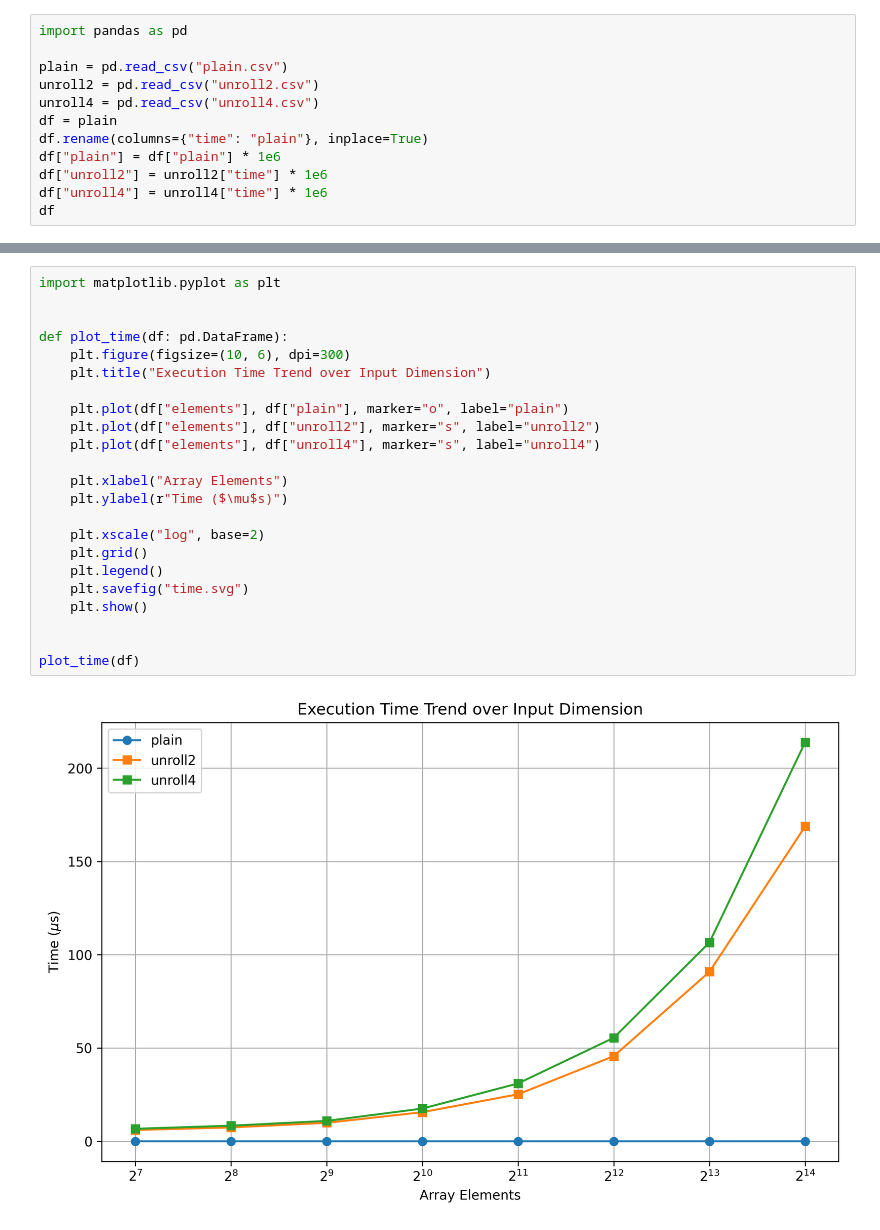
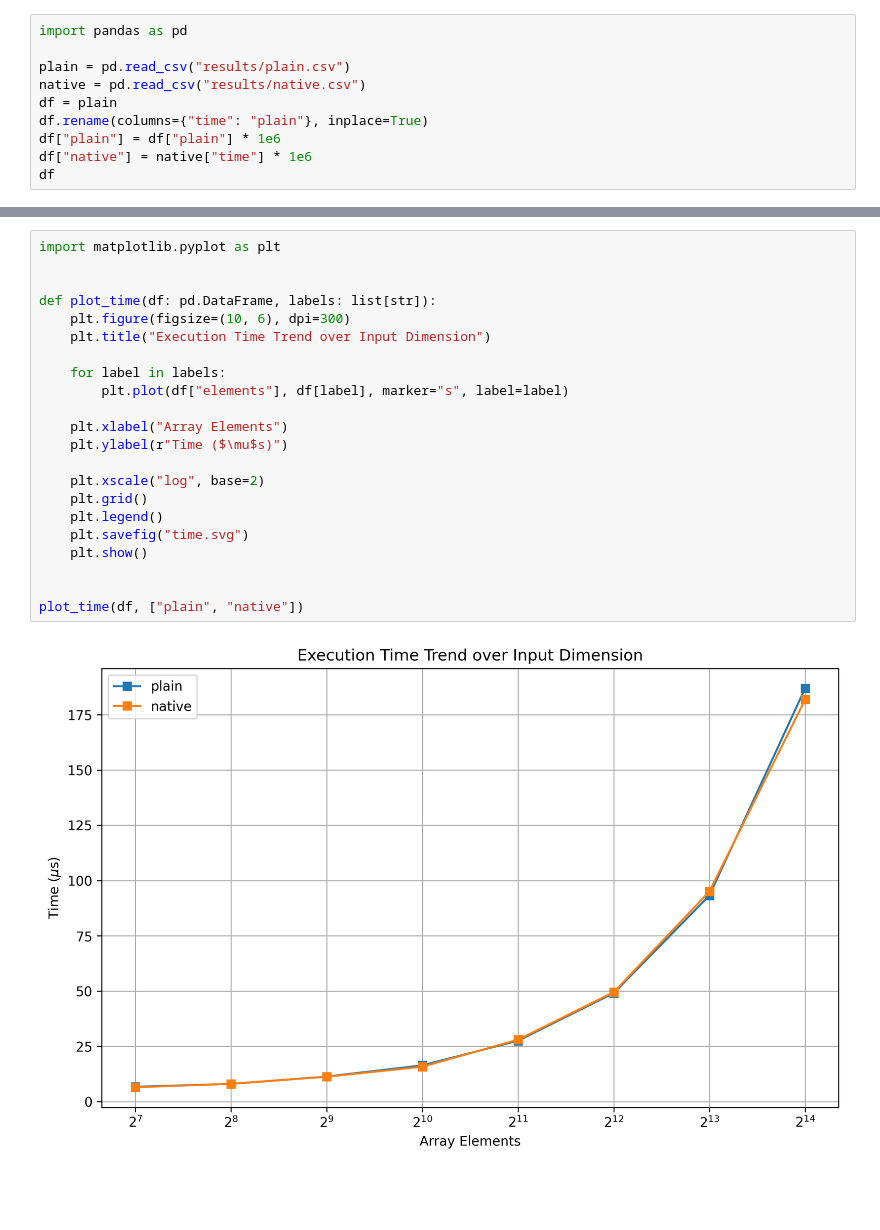
Before and after one commit to FedericoBustaffa/master, a Jupyter notebook: spm/assignment1/notebook.ipynb, the cells around one changed output, grey strips where cells are left out. Cells and saved outputs as stored; diff of their text form; blank space fills up the shorter version.

```diff
--- a/spm/assignment1/notebook.ipynb
+++ b/spm/assignment1/notebook.ipynb
@@ -1,13 +1,11 @@
 # %%
 import pandas as pd
 
-plain = pd.read_csv("plain.csv")
-unroll2 = pd.read_csv("unroll2.csv")
-unroll4 = pd.read_csv("unroll4.csv")
+plain = pd.read_csv("results/plain.csv")
+native = pd.read_csv("results/native.csv")
 df = plain
 df.rename(columns={"time": "plain"}, inplace=True)
 df["plain"] = df["plain"] * 1e6
-df["unroll2"] = unroll2["time"] * 1e6
-df["unroll4"] = unroll4["time"] * 1e6
+df["native"] = native["time"] * 1e6
 df
 # %% [output]
@@ -23,26 +21,25 @@ df
 # %%
 import matplotlib.pyplot as plt
 
 
-def plot_time(df: pd.DataFrame):
+def plot_time(df: pd.DataFrame, labels: list[str]):
     plt.figure(figsize=(10, 6), dpi=300)
     plt.title("Execution Time Trend over Input Dimension")
 
-    plt.plot(df["elements"], df["plain"], marker="o", label="plain")
-    plt.plot(df["elements"], df["unroll2"], marker="s", label="unroll2")
-    plt.plot(df["elements"], df["unroll4"], marker="s", label="unroll4")
+    for label in labels:
+        plt.plot(df["elements"], df[label], marker="s", label=label)
 
     plt.xlabel("Array Elements")
     plt.ylabel(r"Time ($\mu$s)")
 
     plt.xscale("log", base=2)
     plt.grid()
     plt.legend()
     plt.savefig("time.svg")
     plt.show()
 
 
-plot_time(df)
+plot_time(df, ["plain", "native"])
 # %% [output]
-[figure, old version]
+[figure, new version]
 # %%
```
Also changed, not shown: parts of 14 cells of this notebook, 11 other files.
